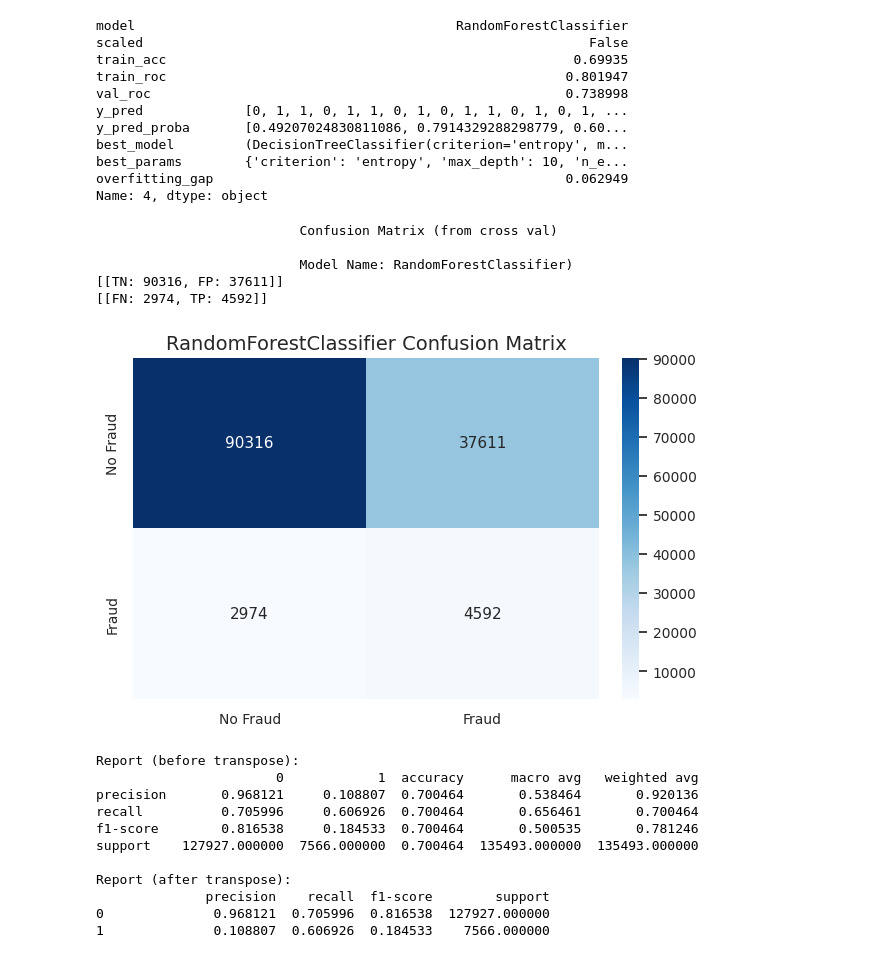
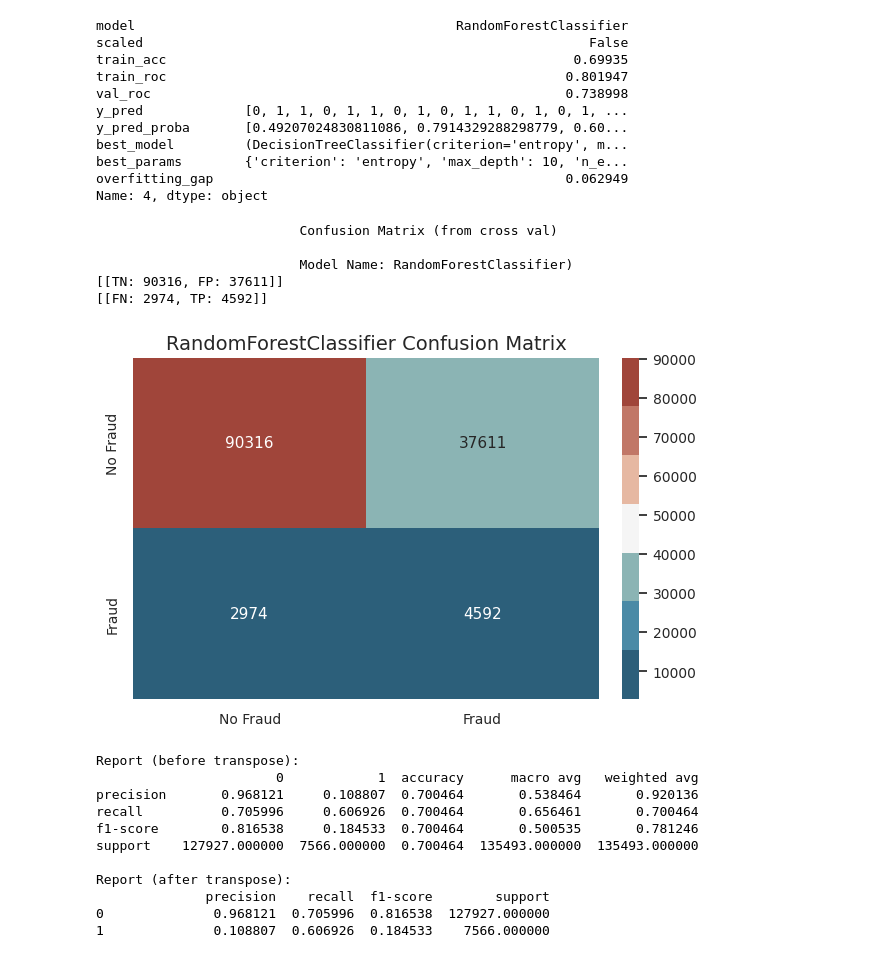
Before and after one commit to Rackkoun/ds-ml-project, a Jupyter notebook: notebooks/ml_challenge_fraud_detection_rackkoun.ipynb, the cells around one changed output. Saved outputs shown, nothing was run; the diff lists cells and outputs as text; code cells hidden in the pictures.

```diff
--- a/notebooks/ml_challenge_fraud_detection_rackkoun.ipynb
+++ b/notebooks/ml_challenge_fraud_detection_rackkoun.ipynb
@@ -1027,8 +1486,8 @@ client_catg
 __3.1 Train and Test Sets__
 # %%
 # prepare the test set starting with the agg like in the train set
-invoice_test_df_agg = agg_invoice(invoice_test_df_00, invoice_agg_dict)
-invoice_test_df_agg = agg_invoice_add_counter_type(invoice_test_df_00, invoice_test_df_agg)
+invoice_test_df_agg = fh.agg_invoice(invoice_test_df_00, fh.invoice_agg_dict)
+invoice_test_df_agg = fh.agg_invoice_add_counter_type(invoice_test_df_00, invoice_test_df_agg)
 
 # merge the train set
 test_data_df = client_test_df_00.merge(invoice_test_df_agg, on="client_id", how="left")
@@ -1042,7 +1501,7 @@ test_data_df.head(3)
 # %%
 # because we will not deal with the std, which has nan values,
 # we will then reduce the cols of the test set as made with the train set, removing the target
-test_data_df_00 = test_data_df.loc[:, final_cols[: -1]].copy()
+test_data_df_00 = test_data_df.loc[:, fh.final_cols[: -1]].copy()
 test_data_df_00.head(3)
 # %% [output]
 |  | disrict | client_catg | region | counter_type_nunique | consommation_level_1_min | consommation_level_1_mean | ... |
@@ -1349,7 +1556,11 @@ def plot_overfitting_detection(summary_df):
 # %% [markdown]
 __3.3. Start training__
 # %%
-training_summary = run_training(features_sets, models, X_train, y_train, X_test)
+training_summary = fh.run_training(
+    fh.features_sets,
+    fh.models,
+    X_train, y_train, X_test
+)
 # %% [output]
 ==================================================
 FEATURE SET: main_features
@@ -1394,7 +1605,7 @@ plot_models_summary(training_summary)
           Train ROC-AUC: 0.802
 [figure]
 # %%
-plot_overfitting_detection(training_summary)
+fh.plot_overfitting_detection(training_summary, custom_viz)
 # %% [output]
 [figure]
 [figure]
@@ -1416,16 +1627,17 @@ best_params        {'criterion': 'entropy', 'max_depth': 10, 'n_e...
 overfitting_gap                                             0.062949
 Name: 4, dtype: object
 # %%
-cm = plot_conf_mat_from_cv(
+cm = fh.plot_conf_mat_from_cv(
     best_estimator_row["model"],
     {"model": best_estimator_row["best_model"]},
-    X_train[main_feature_cols], y_train
+    X_train[fh.main_feature_cols], y_train,
+    custom_viz
 )
 # %% [output]
                           Confusion Matrix (from cross val)
 
                           Model Name: RandomForestClassifier)
 [[TN: 90316, FP: 37611]]
 [[FN: 2974, TP: 4592]]
-[figure, old version]
+[figure, new version]
 # %%
```
Also changed, not shown: parts of 63 cells of this notebook, 5 other files.
